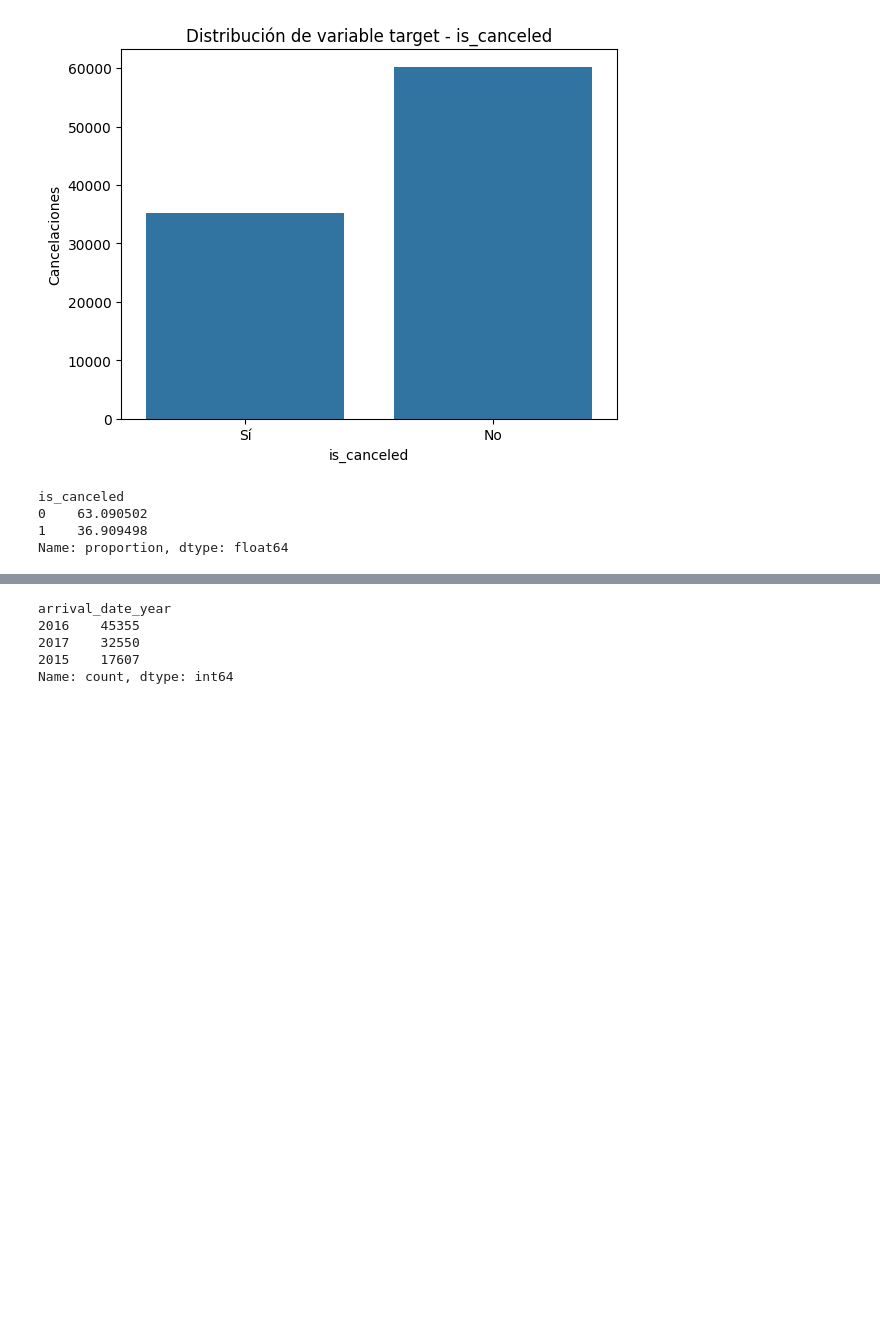
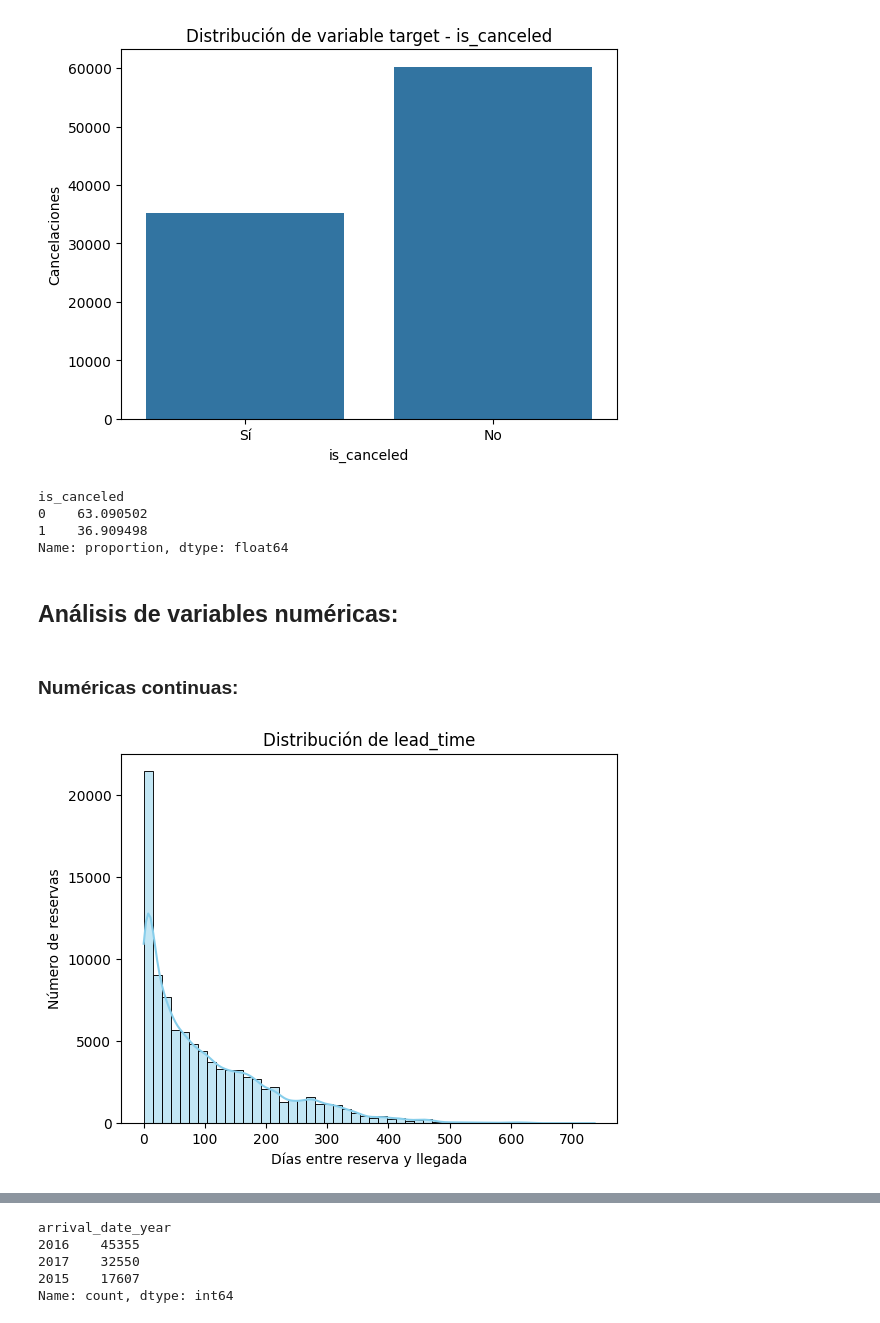
Before and after one commit to eleacos/ML_hotel_booking, a Jupyter notebook: src/notebooks/parte_1_Brenda.ipynb, the cells around one changed output, grey strips where cells are left out. Saved outputs shown, nothing was run; the diff lists cells and outputs as text; code cells hidden in the pictures; blank space fills up the shorter version.

Commit message:
EDA numéricas
Terminada parte numérica

```diff
--- a/src/notebooks/parte_1_Brenda.ipynb
+++ b/src/notebooks/parte_1_Brenda.ipynb
@@ -154,3 +278,16 @@ is_canceled
 0    63.090502
 1    36.909498
 Name: proportion, dtype: float64
+# %% [markdown]
+## Análisis de variables numéricas:
+# %% [markdown]
+### Numéricas continuas:
+# %%
+# lead_time:
+sns.histplot(train_set["lead_time"], bins=50, kde=True, color="skyblue")
+plt.title("Distribución de lead_time")
+plt.xlabel("Días entre reserva y llegada")
+plt.ylabel("Número de reservas")
+plt.show();
+# %% [output]
+[figure, added]
```
Also changed, not shown: parts of 58 cells of this notebook.
